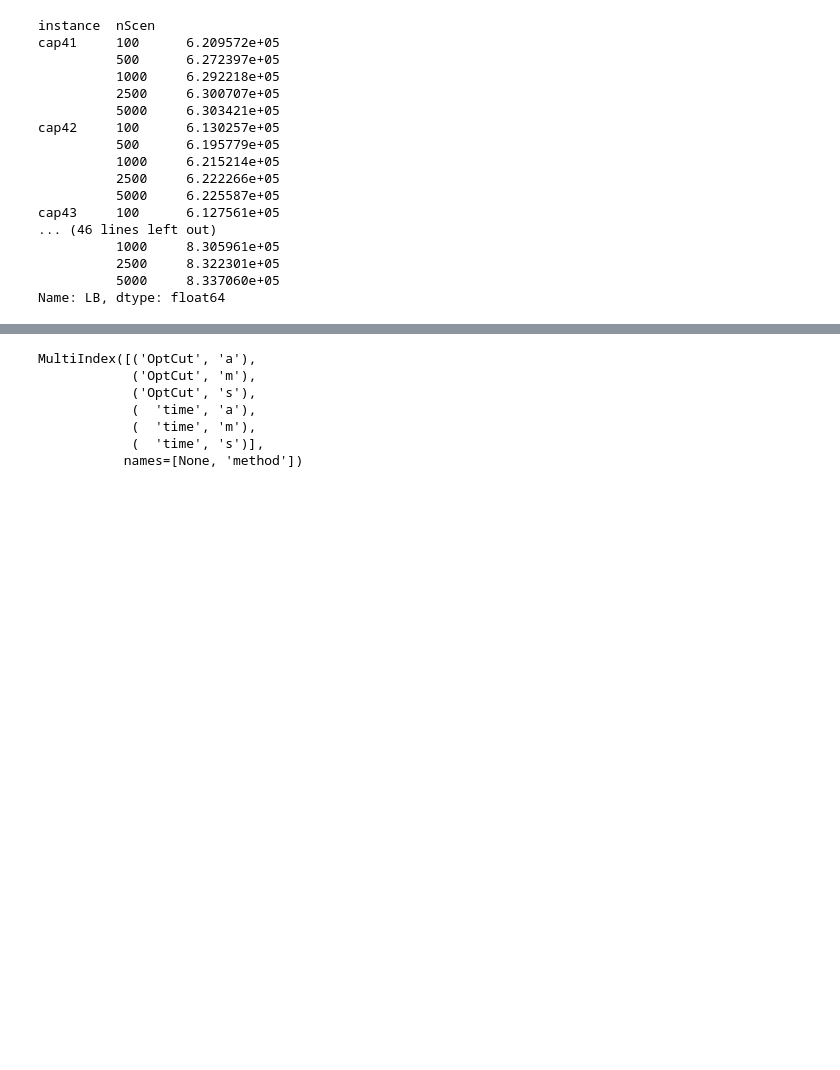
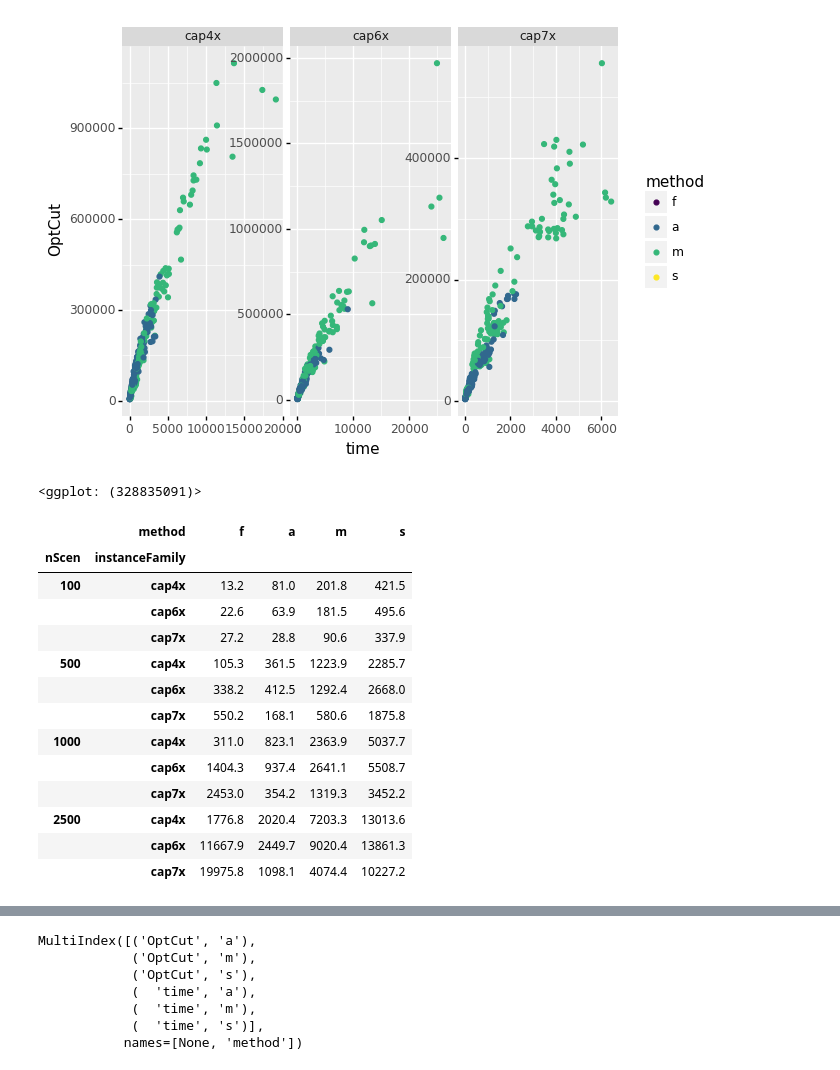
Before and after one commit to borelian/AdaptiveBenders, a Jupyter notebook: Analisis_Output_BendersPy_FLcvar.ipynb, the cells around one changed output, grey strips where cells are left out. Drawn from its saved outputs; the diff is of its cells as text; code cells hidden in the pictures; blank space fills up the shorter version.

```diff
--- a/Analisis_Output_BendersPy_FLcvar.ipynb
+++ b/Analisis_Output_BendersPy_FLcvar.ipynb
@@ -126,20 +248,26 @@ df
+# %%
+ggplot(df[df['method'].isin(['a','m'])], aes(x='time', y='OptCut', color='method'))\
++ geom_point() + facet_wrap('instanceFamily', scales='free')
+# %% [output]
+[figure, added]
+<ggplot: (328835091)>
 # %%
-df.groupby(['instance','nScen'])['LB'].min()
+
+ptTime = df.pivot_table(index=['nScen','instanceFamily'],\
+            columns='method',values='time', aggfunc='mean').round(1)
+ptTime
 # %% [output]
-instance  nScen
-cap41     100      6.209572e+05
-          500      6.272397e+05
-          1000     6.292218e+05
-          2500     6.300707e+05
-          5000     6.303421e+05
-cap42     100      6.130257e+05
-          500      6.195779e+05
-          1000     6.215214e+05
-          2500     6.222266e+05
-          5000     6.225587e+05
-cap43     100      6.127561e+05
-... (46 lines left out)
-          1000     8.305961e+05
-          2500     8.322301e+05
-          5000     8.337060e+05
-Name: LB, dtype: float64
+|  | method | f | a | m | s |
+| nScen | instanceFamily |  |  |  |  |
+| 100 | cap4x | 13.2 | 81.0 | 201.8 | 421.5 |
+|  | cap6x | 22.6 | 63.9 | 181.5 | 495.6 |
+|  | cap7x | 27.2 | 28.8 | 90.6 | 337.9 |
+| 500 | cap4x | 105.3 | 361.5 | 1223.9 | 2285.7 |
+|  | cap6x | 338.2 | 412.5 | 1292.4 | 2668.0 |
+|  | cap7x | 550.2 | 168.1 | 580.6 | 1875.8 |
+| 1000 | cap4x | 311.0 | 823.1 | 2363.9 | 5037.7 |
+|  | cap6x | 1404.3 | 937.4 | 2641.1 | 5508.7 |
+|  | cap7x | 2453.0 | 354.2 | 1319.3 | 3452.2 |
+| 2500 | cap4x | 1776.8 | 2020.4 | 7203.3 | 13013.6 |
+|  | cap6x | 11667.9 | 2449.7 | 9020.4 | 13861.3 |
+|  | cap7x | 19975.8 | 1098.1 | 4074.4 | 10227.2 |
```
Also changed, not shown: parts of 30 cells of this notebook, 1 other file.
